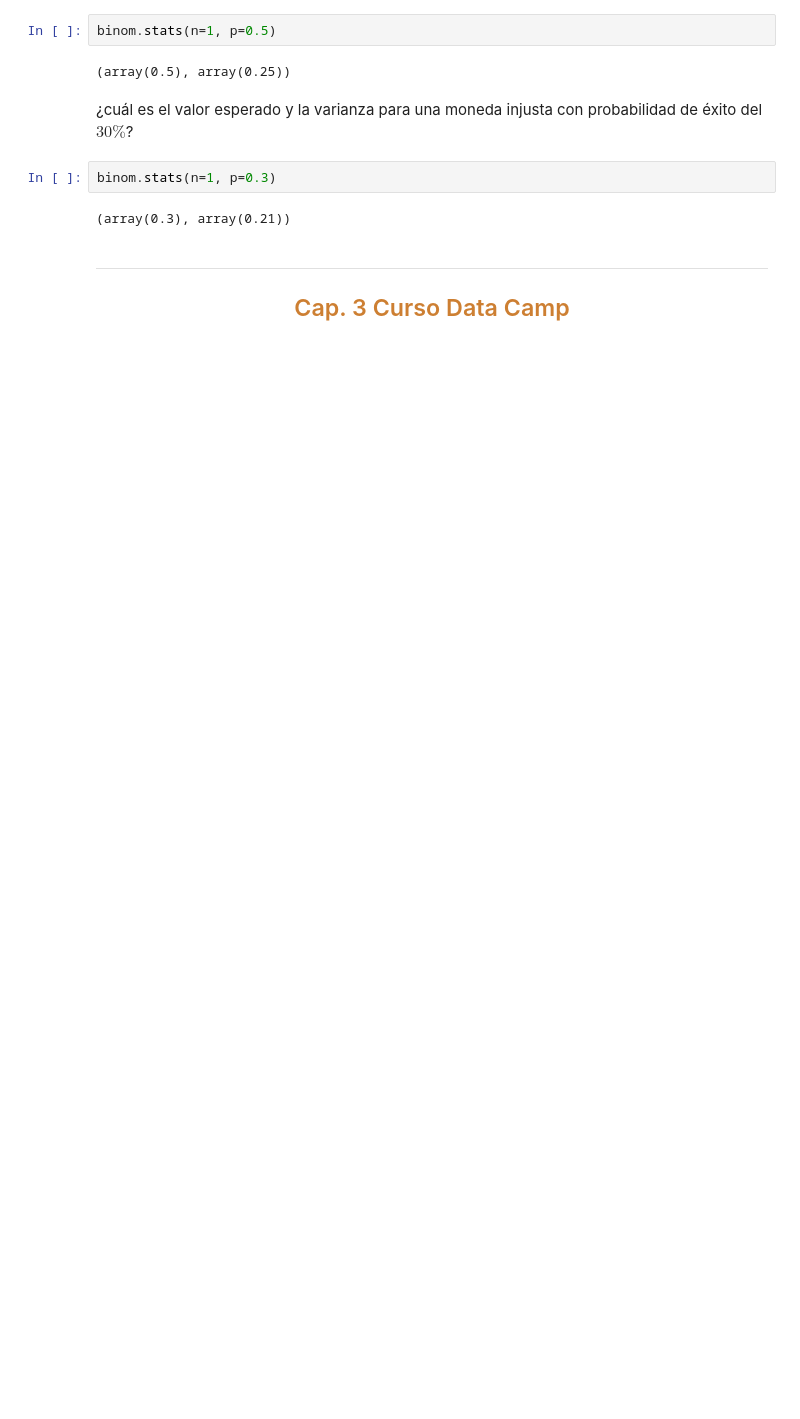
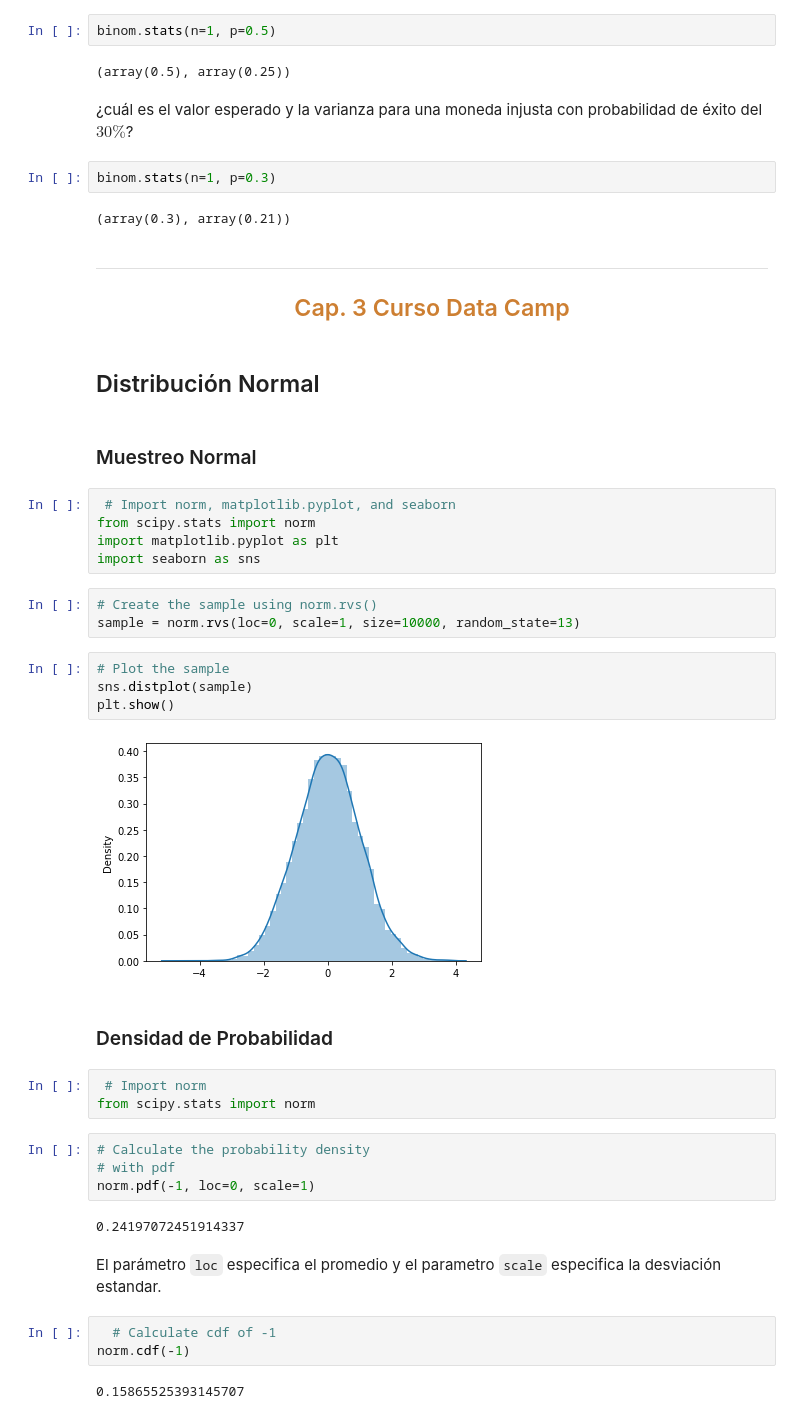
Before and after one commit to Crisel8a/Probabilidad-1, a Jupyter notebook: probafundamentosdc.ipynb, the cells around one changed output. Saved outputs shown, nothing was run; the diff lists cells and outputs as text; blank space fills up the shorter version.

```diff
--- a/probafundamentosdc.ipynb
+++ b/probafundamentosdc.ipynb
@@ -209,3 +209,39 @@ binom.stats(n=1, p=0.3)
 ---
 
 # <h2 align="center" style="color: #cd7f32;"> Cap. 3 Curso Data Camp </h2>
+# %% [markdown]
+## Distribución Normal
+# %% [markdown]
+### Muestreo Normal
+# %%
+ # Import norm, matplotlib.pyplot, and seaborn
+from scipy.stats import norm
+import matplotlib.pyplot as plt
+import seaborn as sns
+# %%
+# Create the sample using norm.rvs()
+sample = norm.rvs(loc=0, scale=1, size=10000, random_state=13)
+# %%
+# Plot the sample
+sns.distplot(sample)
+plt.show()
+# %% [output]
+[figure, added]
+# %% [markdown]
+### Densidad de Probabilidad
+# %%
+ # Import norm
+from scipy.stats import norm
+# %%
+# Calculate the probability density
+# with pdf
+norm.pdf(-1, loc=0, scale=1)
+# %% [output]
+0.24197072451914337
+# %% [markdown]
+El parámetro `loc` especifica el promedio y el parametro `scale` especifica la desviación estandar.
+# %%
+  # Calculate cdf of -1
+norm.cdf(-1)
+# %% [output]
+0.15865525393145707
```
Also changed, not shown: parts of 21 cells of this notebook.
